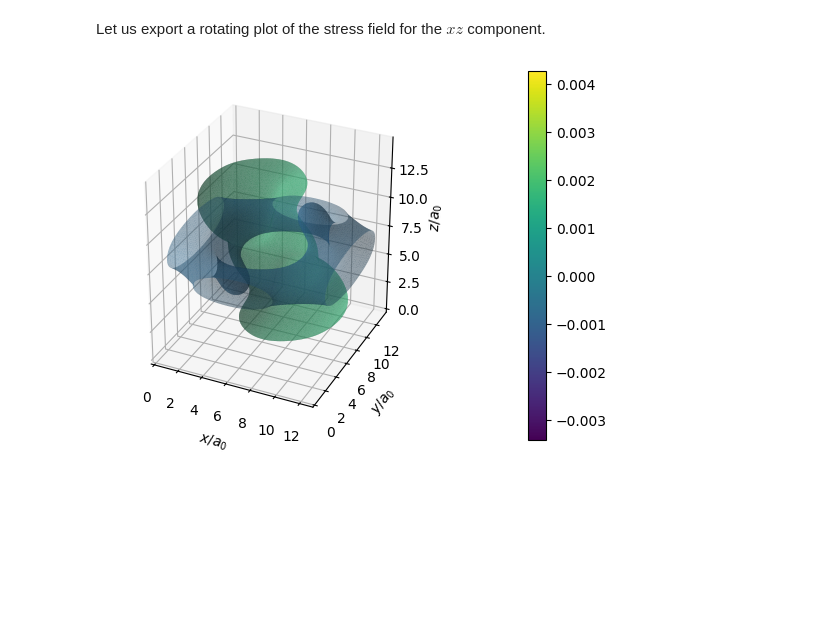
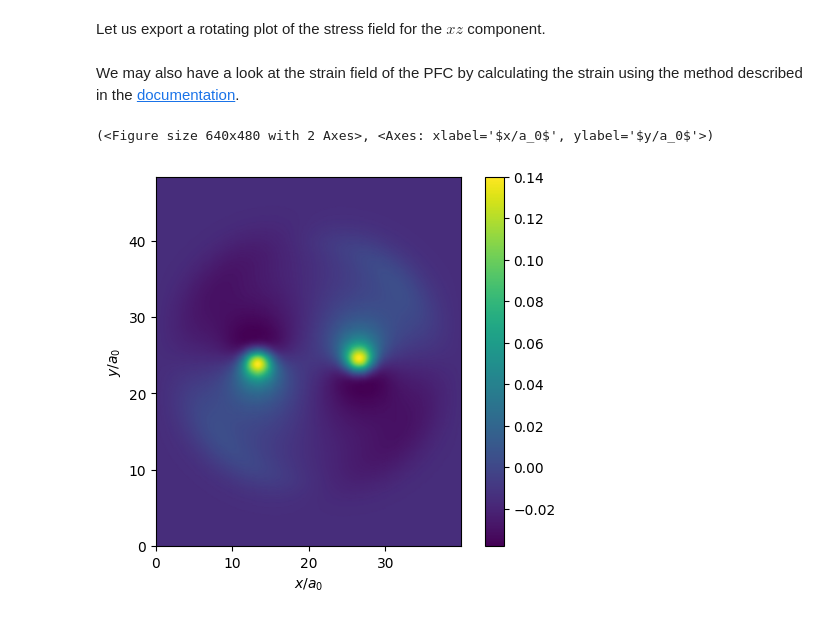
Before and after one commit to vidarsko/ComFiT, a Jupyter notebook: tutorial/phase_field_crystal_stresses_and_strains.ipynb, the cells around one changed output. Drawn from its saved outputs; the diff is of its cells as text; code cells hidden in the pictures; blank space fills up the shorter version.

Commit message:
Added strain calculation to PFC framework

```diff
--- a/tutorial/phase_field_crystal_stresses_and_strains.ipynb
+++ b/tutorial/phase_field_crystal_stresses_and_strains.ipynb
@@ -110,7 +110,19 @@ pfc.plot_field_in_plane(stress[3]/pfc.el_mu)
 # %% [markdown]
 Let us export a rotating plot of the stress field for the $xz$ component.
 # %%
-_, ax = pfc.plot_field(pfc.get_sym(stress,0,2),number_of_layers=2)
-cf.tool_export_rotating_plot(ax)
+# _, ax = pfc.plot_field(pfc.get_sym(stress,0,2),number_of_layers=2)
+# cf.tool_export_rotating_plot(ax)
-# %% [output]
-[figure, removed]
+# %% [markdown]
+We may also have a look at the strain field of the PFC by calculating the strain using the method described in the [documentation](https://vidarsko.github.io/ComFiT/ClassPhaseFieldCrystal/).
+# %%
+pfc = cf.PhaseFieldCrystal2DTriangular(40, 28)
+eta = pfc.calc_amplitudes_with_dislocation_dipole()
+pfc.conf_PFC_from_amplitudes(eta)
+
+pfc.evolve_PFC(100)
+
+strain = pfc.calc_strain_tensor()
+pfc.plot_field(strain[0])
+# %% [output]
+(<Figure size 640x480 with 2 Axes>, <Axes: xlabel='$x/a_0$', ylabel='$y/a_0$'>)
+[figure, added]
```
Also changed, not shown: parts of 2 cells of this notebook, 4 other files.
